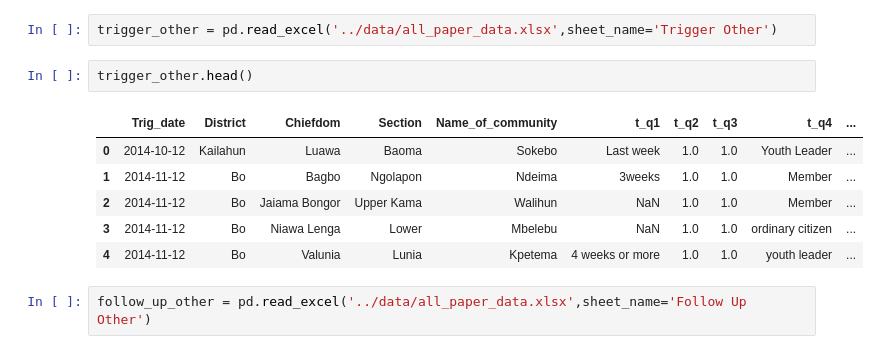
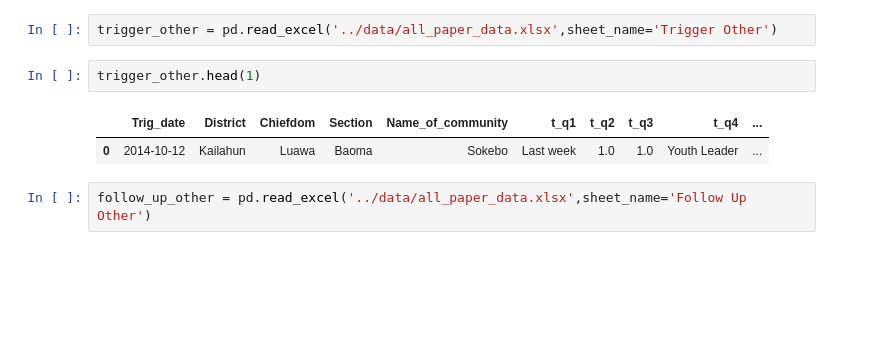
Before and after one commit to todddeluca/data_lab_challenge_2_team_1, a Jupyter notebook: notebooks/Combine_Data.ipynb, the cells around one changed output. Drawn from its saved outputs; the diff is of its cells as text; blank space fills up the shorter version.

```diff
--- a/notebooks/Combine_Data.ipynb
+++ b/notebooks/Combine_Data.ipynb
@@ -15,14 +15,10 @@ pylab.rcParams.update(params)
 # %%
 trigger_other = pd.read_excel('../data/all_paper_data.xlsx',sheet_name='Trigger Other')
 # %%
-trigger_other.head()
+trigger_other.head(1)
 # %% [output]
 |  | Trig_date | District | Chiefdom | Section | Name_of_community | t_q1 | t_q2 | t_q3 | t_q4 | ... |
 | 0 | 2014-10-12 | Kailahun | Luawa | Baoma | Sokebo | Last week | 1.0 | 1.0 | Youth Leader | ... |
-| 1 | 2014-11-12 | Bo | Bagbo | Ngolapon | Ndeima | 3weeks | 1.0 | 1.0 | Member | ... |
-| 2 | 2014-11-12 | Bo | Jaiama Bongor | Upper Kama | Walihun | NaN | 1.0 | 1.0 | Member | ... |
-| 3 | 2014-11-12 | Bo | Niawa Lenga | Lower | Mbelebu | NaN | 1.0 | 1.0 | ordinary citizen | ... |
-| 4 | 2014-11-12 | Bo | Valunia | Lunia | Kpetema | 4 weeks or more | 1.0 | 1.0 | youth leader | ... |
 # %%
 follow_up_other = pd.read_excel('../data/all_paper_data.xlsx',sheet_name='Follow Up Other')
 # %%
```
Also changed, not shown: parts of 30 cells of this notebook, 2 other files.
